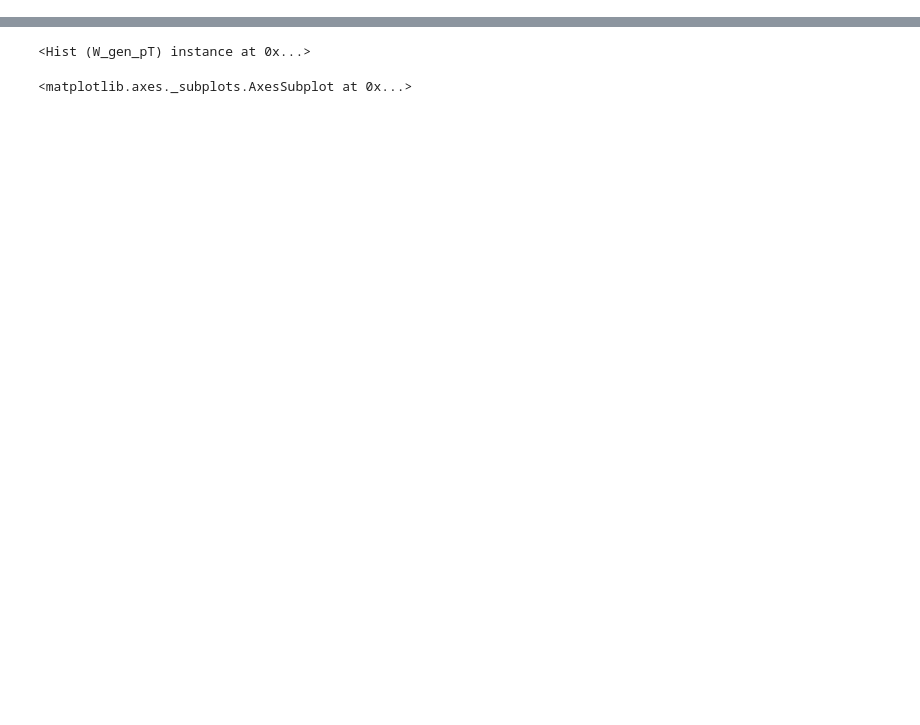
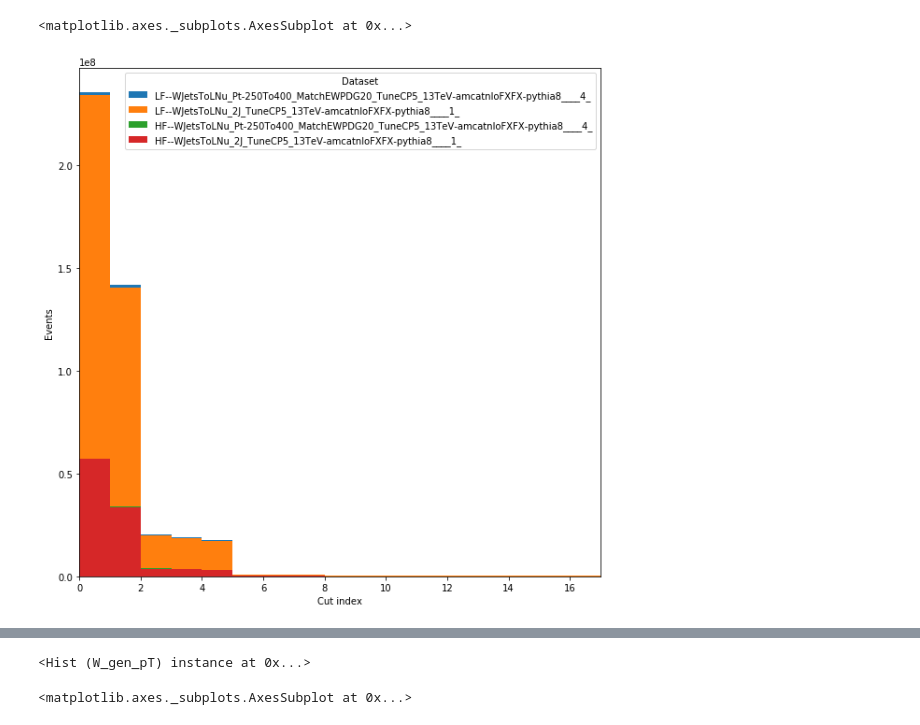
Before and after one commit to rishabhCMS/decaf, a Jupyter notebook: analysis/Rishabh_NB/new_coffea_nbs/processor-check-stitching--Copy1.ipynb, the cells around one changed output, grey strips where cells are left out. Drawn from its saved outputs; the diff is of its cells as text; code cells hidden in the pictures; blank space fills up the shorter version.

```diff
--- a/analysis/Rishabh_NB/new_coffea_nbs/processor-check-stitching--Copy1.ipynb
+++ b/analysis/Rishabh_NB/new_coffea_nbs/processor-check-stitching--Copy1.ipynb
@@ -1954,3 +1942,17 @@ BrokenProcessPool: A process in the process pool was terminated abruptly while t
+# %%
+from coffea.hist import plot
+import matplotlib.pyplot as plt
+fig, ax = plt.subplots(1,1, figsize=(10,10))
+
+plot.plot1d(output['cutflow'].integrate('region', 'wjete'),
+        overlay="dataset",
+        ax=ax,
+        clear=False,
+            stack=True
+           )
+# %% [output]
+<matplotlib.axes._subplots.AxesSubplot at 0x...>
+[figure, added]
 # %%
 output['W_gen_pT'].integrate('dataset', 'LF--WJetsToLNu_Pt-250To400_MatchEWPDG20_TuneCP5_13TeV-amcatnloFXFX-pythia8____4_').integrate('region').values()
 # %% [output]
```
Also changed, not shown: parts of 7 cells of this notebook, 2 other files.
